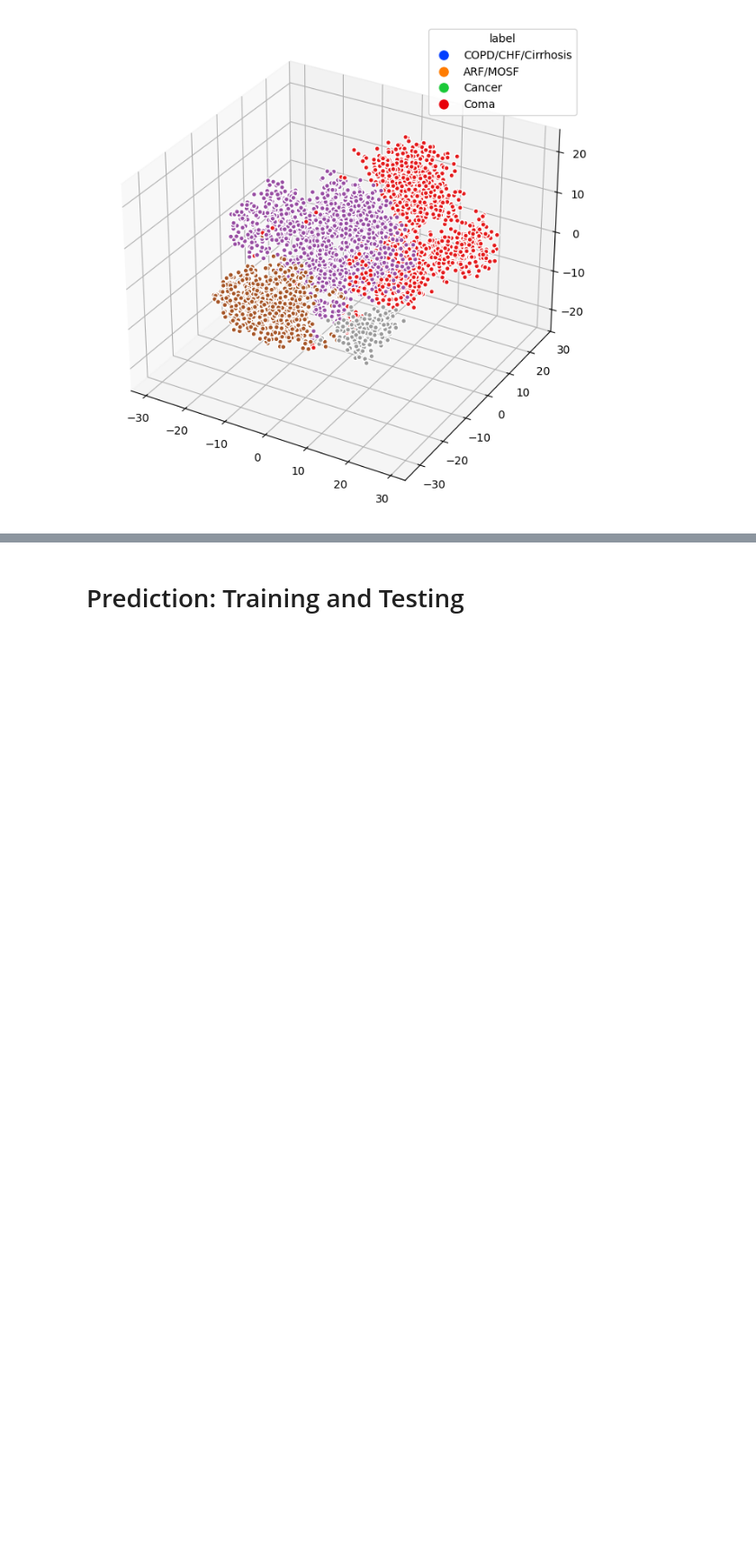
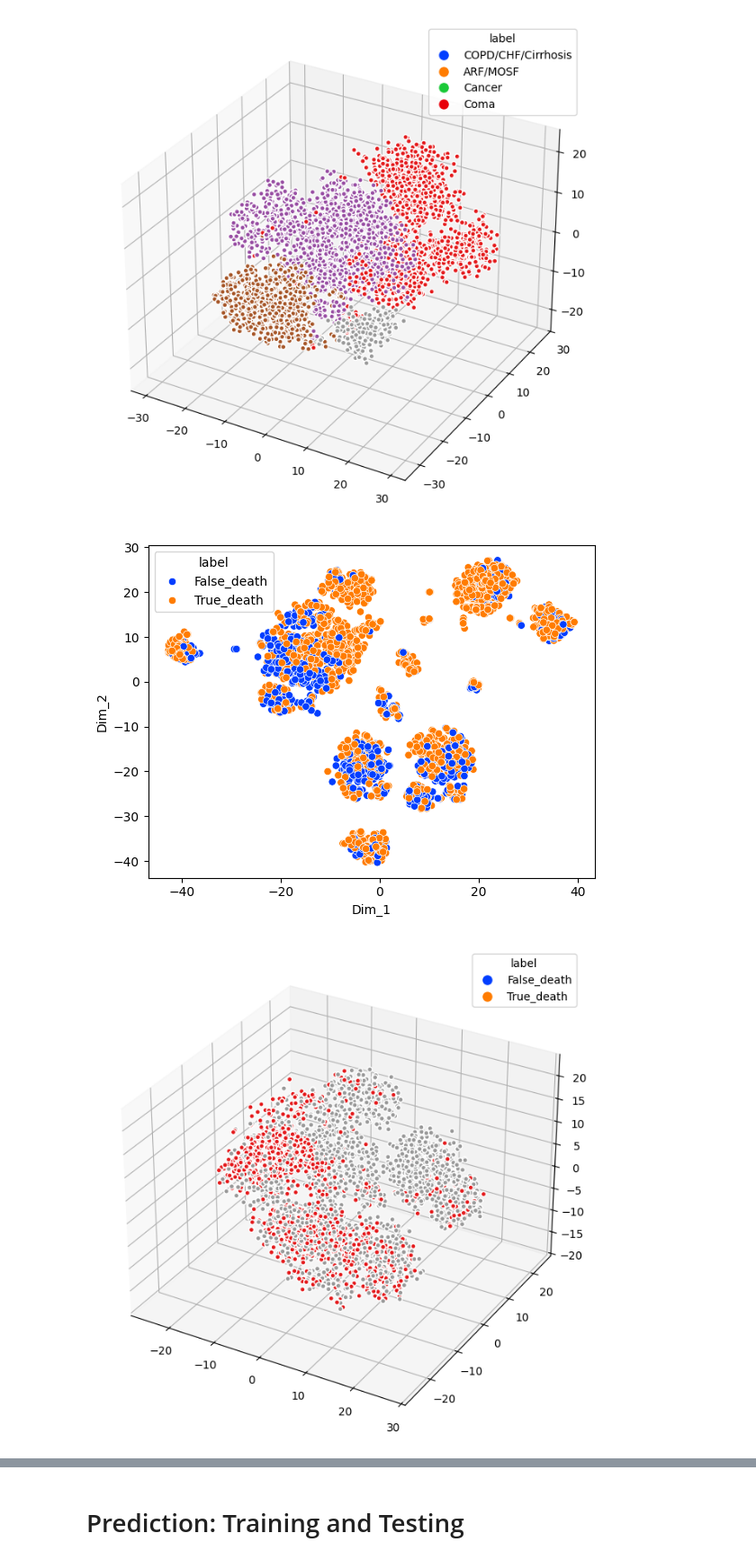
Before and after one commit to Pseudonymous-gdy/Machine-Learning, a Jupyter notebook: Project/Machine_Learning_Project.ipynb, the cells around one changed output, grey strips where cells are left out. Shown at 90% size. Saved outputs shown, nothing was run; the diff lists cells and outputs as text; code cells hidden in the pictures; blank space fills up the shorter version.

```diff
--- a/Project/Machine_Learning_Project.ipynb
+++ b/Project/Machine_Learning_Project.ipynb
@@ -913,3 +913,9 @@ t_sne_plotting('dzclass')
 # %% [output]
 [figure]
 [figure]
+# %%
+t_sne_plotting('death')
+t_sne_plotting('hospdead')
+# %% [output]
+[figure, added]
+[figure, added]
```
Also changed, not shown: parts of 2 cells of this notebook.
